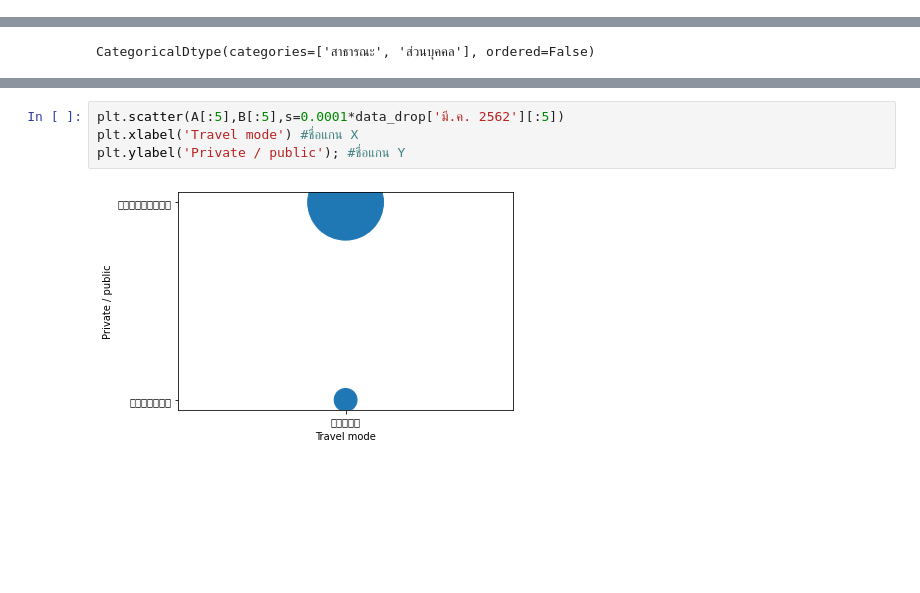
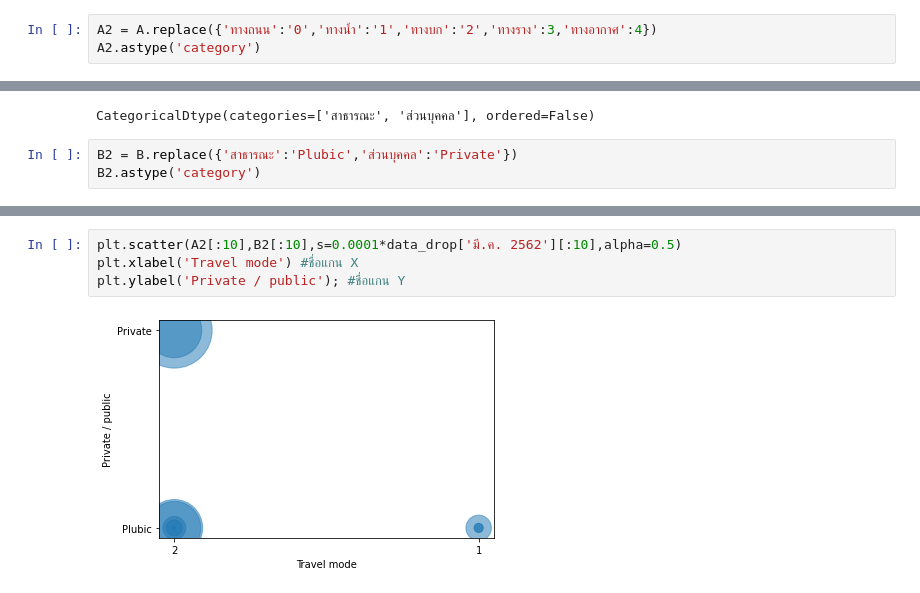
Before and after one commit to MeenTers/data_viz, a Jupyter notebook: Visualize_Data_Distribution(02).ipynb, the cells around one changed output, grey strips where cells are left out. Cells and saved outputs as stored; diff of their text form; blank space fills up the shorter version.

```diff
--- a/Visualize_Data_Distribution(02).ipynb
+++ b/Visualize_Data_Distribution(02).ipynb
@@ -180,3 +180,6 @@ A = data_drop['โหมดการเดินทาง'].astype('category')
 A.dtypes
 # %% [output]
 CategoricalDtype(categories=['ทางถนน', 'ทางน้ำ', 'ทางบก', 'ทางราง', 'ทางอากาศ'], ordered=False)
+# %%
+A2 = A.replace({'ทางถนน':'0','ทางน้ำ':'1','ทางบก':'2','ทางราง':3,'ทางอากาศ':4})
+A2.astype('category')
@@ -186,3 +207,6 @@ B = data_drop['สาธารณะ/ส่วนบุคคล'].astype('categ
 B.dtypes
 # %% [output]
 CategoricalDtype(categories=['สาธารณะ', 'ส่วนบุคคล'], ordered=False)
+# %%
+B2 = B.replace({'สาธารณะ':'Plubic','ส่วนบุคคล':'Private'})
+B2.astype('category')
@@ -189,6 +231,6 @@ CategoricalDtype(categories=['สาธารณะ', 'ส่วนบุคค
 # %%
-plt.scatter(A[:5],B[:5],s=0.0001*data_drop['มี.ค. 2562'][:5])
+plt.scatter(A2[:10],B2[:10],s=0.0001*data_drop['มี.ค. 2562'][:10],alpha=0.5)
 plt.xlabel('Travel mode') #ชื่อแกน X
 plt.ylabel('Private / public'); #ชื่อแกน Y
 # %% [output]
-[figure, old version]
+[figure, new version]
```
Also changed, not shown: parts of 2 cells of this notebook.
